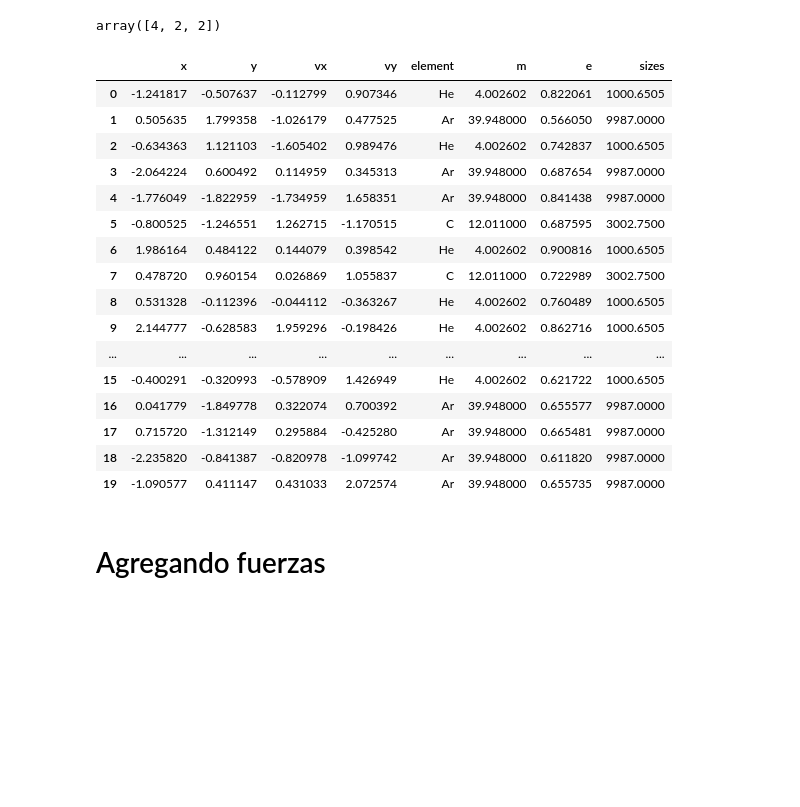
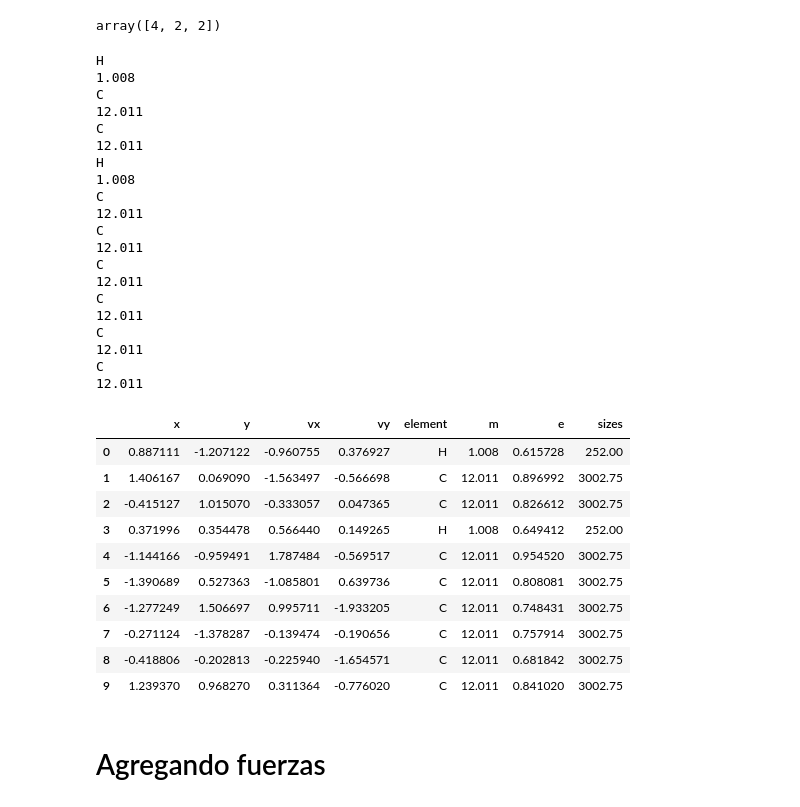
Before and after one commit to antadlp/grupo-hd_curso-python3, a Jupyter notebook: notebooks/pasar_azarblk.ipynb, the cells around one changed output. Drawn from its saved outputs; the diff is of its cells as text; code cells hidden in the pictures; blank space fills up the shorter version.

```diff
--- a/notebooks/pasar_azarblk.ipynb
+++ b/notebooks/pasar_azarblk.ipynb
@@ -4,7 +4,7 @@
 import pandas as pd
 import numpy as np
 
-path = "../data/ranf0.dat"
+path = "../data/ranf.dat"
 f = open(path, 'r')
 ranf = {}
 ranf['rnd'] = {}
@@ -36,7 +36,7 @@ dfr['rnd'].loc[145]
 import numpy as np
 import pandas as pd
 
-path = "../data/ranf0.dat"
+path = "../data/ranf.dat"
 f = open(path, 'r')
 ranf = {}
 ranf['rnd'] = {}
@@ -764,28 +764,43 @@ def conf_inicial_2d(**kwargs):
 
     return dic
 # %%
-dic = conf_inicial_2d(elements=['He', 'Ar', 'C'],
-                      sigma_e=0.1)
+dic = conf_inicial_2d(elements=['H', 'C'],
+                      sigma_e=0.1,
+                      N=10)
 dfr = dic['df']
 dfr
 # %% [output]
+H
+1.008
+C
+12.011
+C
+12.011
+H
+1.008
+C
+12.011
+C
+12.011
+C
+12.011
+C
+12.011
+C
+12.011
+C
+12.011
 |  | x | y | vx | vy | element | m | e | sizes |
-| 0 | -1.241817 | -0.507637 | -0.112799 | 0.907346 | He | 4.002602 | 0.822061 | 1000.6505 |
-| 1 | 0.505635 | 1.799358 | -1.026179 | 0.477525 | Ar | 39.948000 | 0.566050 | 9987.0000 |
-| 2 | -0.634363 | 1.121103 | -1.605402 | 0.989476 | He | 4.002602 | 0.742837 | 1000.6505 |
-| 3 | -2.064224 | 0.600492 | 0.114959 | 0.345313 | Ar | 39.948000 | 0.687654 | 9987.0000 |
-| 4 | -1.776049 | -1.822959 | -1.734959 | 1.658351 | Ar | 39.948000 | 0.841438 | 9987.0000 |
-| 5 | -0.800525 | -1.246551 | 1.262715 | -1.170515 | C | 12.011000 | 0.687595 | 3002.7500 |
-| 6 | 1.986164 | 0.484122 | 0.144079 | 0.398542 | He | 4.002602 | 0.900816 | 1000.6505 |
-| 7 | 0.478720 | 0.960154 | 0.026869 | 1.055837 | C | 12.011000 | 0.722989 | 3002.7500 |
-| 8 | 0.531328 | -0.112396 | -0.044112 | -0.363267 | He | 4.002602 | 0.760489 | 1000.6505 |
-| 9 | 2.144777 | -0.628583 | 1.959296 | -0.198426 | He | 4.002602 | 0.862716 | 1000.6505 |
-| ... | ... | ... | ... | ... | ... | ... | ... | ... |
-| 15 | -0.400291 | -0.320993 | -0.578909 | 1.426949 | He | 4.002602 | 0.621722 | 1000.6505 |
-| 16 | 0.041779 | -1.849778 | 0.322074 | 0.700392 | Ar | 39.948000 | 0.655577 | 9987.0000 |
-| 17 | 0.715720 | -1.312149 | 0.295884 | -0.425280 | Ar | 39.948000 | 0.665481 | 9987.0000 |
-| 18 | -2.235820 | -0.841387 | -0.820978 | -1.099742 | Ar | 39.948000 | 0.611820 | 9987.0000 |
-| 19 | -1.090577 | 0.411147 | 0.431033 | 2.072574 | Ar | 39.948000 | 0.655735 | 9987.0000 |
+| 0 | 0.887111 | -1.207122 | -0.960755 | 0.376927 | H | 1.008 | 0.615728 | 252.00 |
+| 1 | 1.406167 | 0.069090 | -1.563497 | -0.566698 | C | 12.011 | 0.896992 | 3002.75 |
+| 2 | -0.415127 | 1.015070 | -0.333057 | 0.047365 | C | 12.011 | 0.826612 | 3002.75 |
+| 3 | 0.371996 | 0.354478 | 0.566440 | 0.149265 | H | 1.008 | 0.649412 | 252.00 |
+| 4 | -1.144166 | -0.959491 | 1.787484 | -0.569517 | C | 12.011 | 0.954520 | 3002.75 |
+| 5 | -1.390689 | 0.527363 | -1.085801 | 0.639736 | C | 12.011 | 0.808081 | 3002.75 |
+| 6 | -1.277249 | 1.506697 | 0.995711 | -1.933205 | C | 12.011 | 0.748431 | 3002.75 |
+| 7 | -0.271124 | -1.378287 | -0.139474 | -0.190656 | C | 12.011 | 0.757914 | 3002.75 |
+| 8 | -0.418806 | -0.202813 | -0.225940 | -1.654571 | C | 12.011 | 0.681842 | 3002.75 |
+| 9 | 1.239370 | 0.968270 | 0.311364 | -0.776020 | C | 12.011 | 0.841020 | 3002.75 |
 # %% [markdown]
 # Agregando fuerzas
 # %% [markdown]
```
Also changed, not shown: parts of 6 cells of this notebook, 5 other files.
